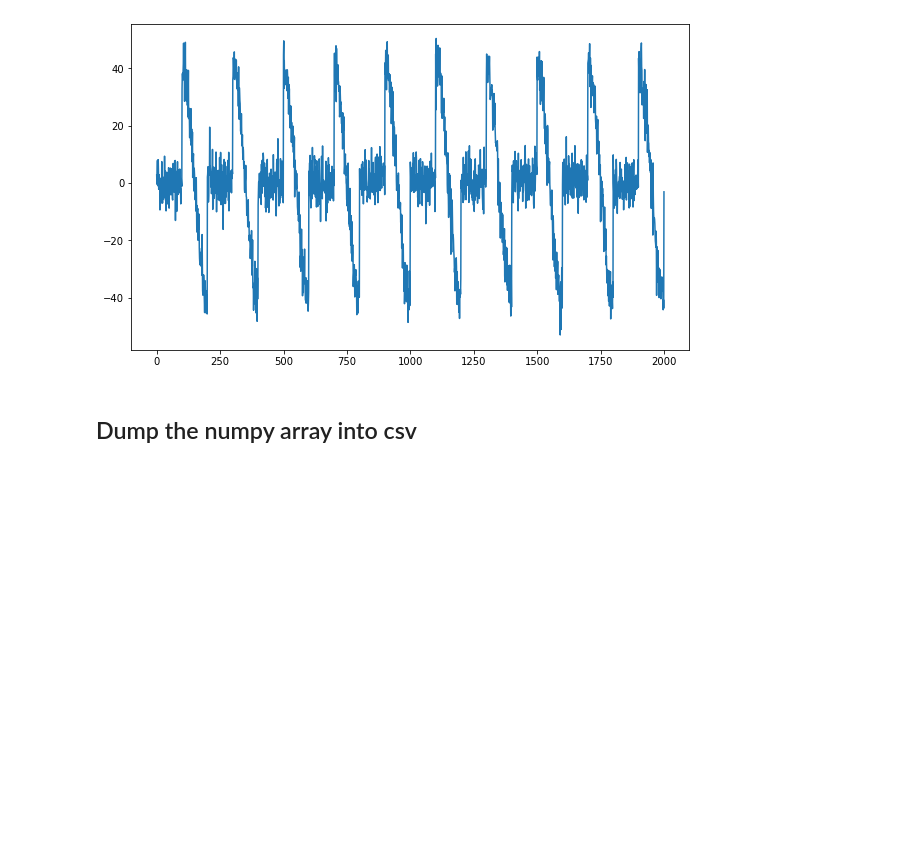
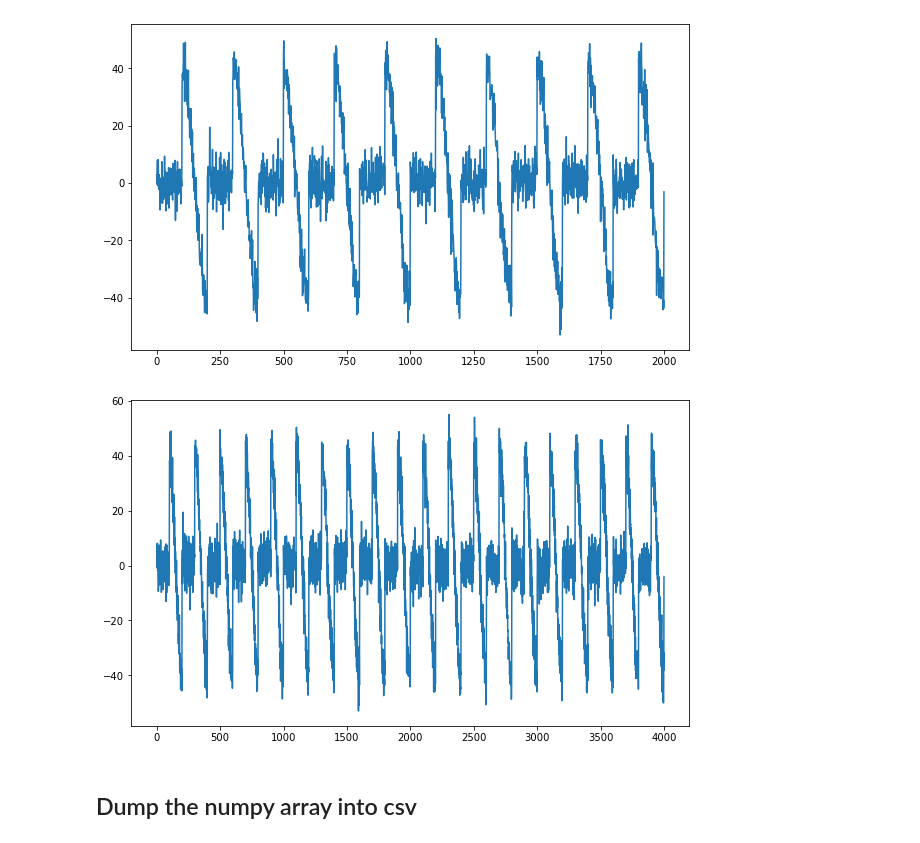
Before and after one commit to yjjuan/automl_cplusplus, a Jupyter notebook: workflow_in_nutshell.ipynb, the cells around one changed output. Saved outputs shown, nothing was run; the diff lists cells and outputs as text; code cells hidden in the pictures; blank space fills up the shorter version.

Commit message:
add test on test_set2

```diff
--- a/workflow_in_nutshell.ipynb
+++ b/workflow_in_nutshell.ipynb
@@ -36,12 +36,12 @@ def noise(time, noise_level=1, seed=None):
     rnd = np.random.RandomState(seed)
     return rnd.randn(len(time)) * noise_level
 
-def generate_data(peaks_number=10, baseline=0, period=200, amplitude=40, slope=0.0, noise_level=5):
+def generate_data(peaks_number=10, baseline=0, period=200, amplitude=40, slope=0.0, noise_level=5, phase=100):
     time = np.arange(peaks_number * period + 1, dtype="float32")
     series = trend(time, slope)
 
     # Create the series
-    series = baseline + trend(time, slope) + seasonality(time, period=200, amplitude=amplitude, phase=100)
+    series = baseline + trend(time, slope) + seasonality(time, period=period, amplitude=amplitude, phase=phase)
     # Update with noise
     series += noise(time, noise_level, seed=42)
     return series
@@ -54,6 +54,12 @@ plt.plot(training_set)
 plt.show()
 # %% [output]
 [figure]
+# %%
+plt.figure(figsize=(10, 6))
+plt.plot(test_set)
+plt.show()
+# %% [output]
+[figure, added]
 # %% [markdown]
 ## Dump the numpy array into csv
 # %%
```
Also changed, not shown: parts of 5 cells of this notebook, 1 other file.
